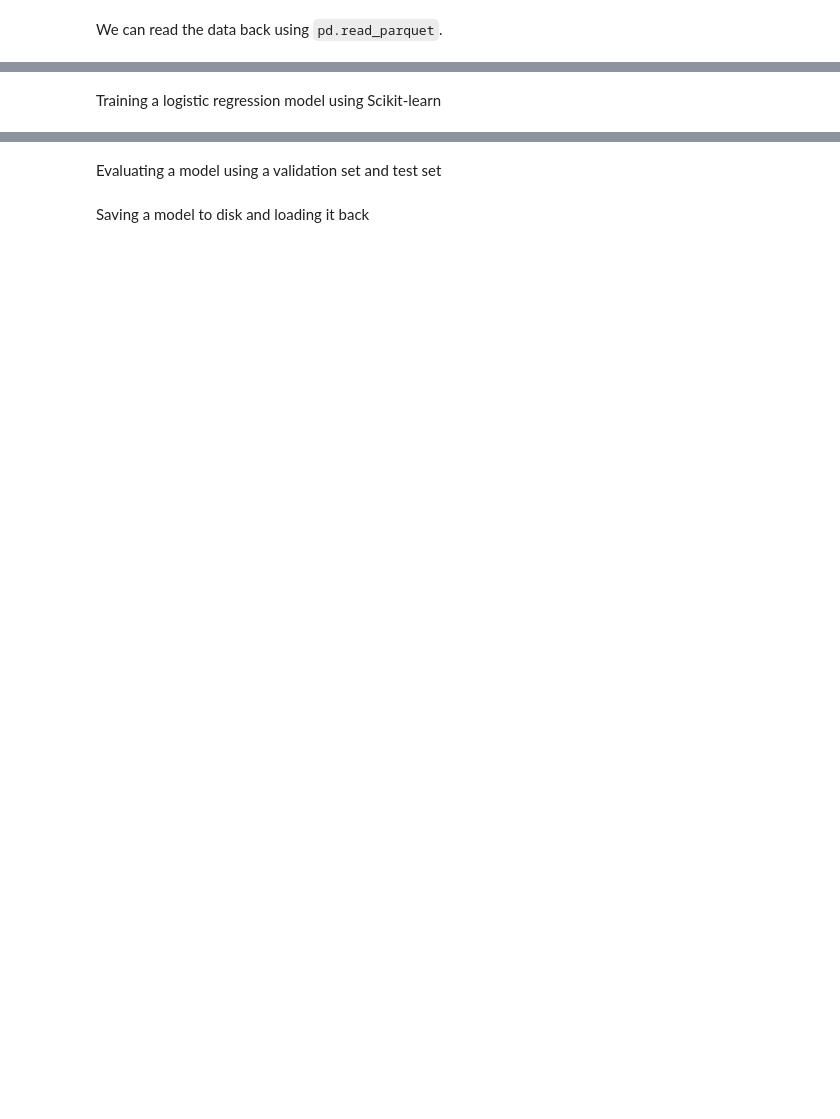
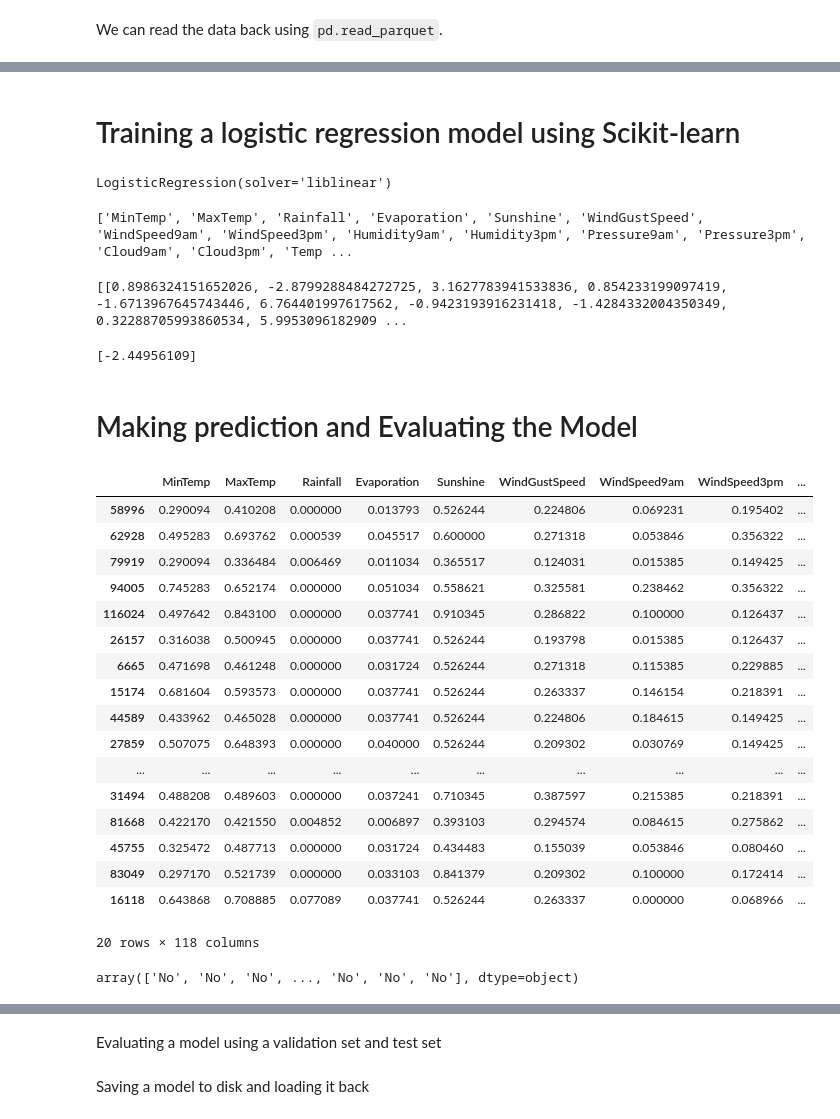
Before and after one commit to skyanalyst/Machine-Learning-Projects, a Jupyter notebook: logistic_regression.ipynb, the cells around one changed output, grey strips where cells are left out. Saved outputs shown, nothing was run; the diff lists cells and outputs as text; code cells hidden in the pictures; blank space fills up the shorter version.

```diff
--- a/logistic_regression.ipynb
+++ b/logistic_regression.ipynb
@@ -535,2 +515,11 @@ Wall time: 703 ms
 # %% [markdown]
 We can read the data back using `pd.read_parquet`.
+# %%
+%%time
+train_inputs = pd.read_parquet('train_inputs.parquet')
+val_inputs = pd.read_parquet('val_inputs.parquet')
+test_inputs = pd.read_parquet('test_inputs.parquet')
+
+train_targets = pd.read_parquet('train_targets.parquet')[target_cols]
+val_targets = pd.read_parquet('val_targets.parquet')[target_cols]
+test_targets = pd.read_parquet('test_targets.parquet')[target_cols]
@@ -537,2 +573,2 @@ We can read the data back using `pd.read_parquet`.
 # %% [markdown]
-Training a logistic regression model using Scikit-learn
+# Training a logistic regression model using Scikit-learn
@@ -538,0 +579,19 @@ Training a logistic regression model using Scikit-learn
+# %%
+model.fit(train_inputs[numeric_cols + encoded_cols], train_targets)
+# %% [output]
+LogisticRegression(solver='liblinear')
+# %%
+# Let's check the weights and biases of the training model
+print(numeric_cols + encoded_cols)
+# %% [output]
+['MinTemp', 'MaxTemp', 'Rainfall', 'Evaporation', 'Sunshine', 'WindGustSpeed', 'WindSpeed9am', 'WindSpeed3pm', 'Humidity9am', 'Humidity3pm', 'Pressure9am', 'Pressure3pm', 'Cloud9am', 'Cloud3pm', 'Temp ...
+# %%
+print(model.coef_.tolist())
+# %% [output]
+[[0.8986324151652026, -2.8799288484272725, 3.1627783941533836, 0.854233199097419, -1.6713967645743446, 6.764401997617562, -0.9423193916231418, -1.4284332004350349, 0.32288705993860534, 5.9953096182909 ...
+# %%
+print(model.intercept_)
+# %% [output]
+[-2.44956109]
+# %% [markdown]
+# Making prediction and Evaluating the Model
@@ -538,0 +602,21 @@ Training a logistic regression model using Scikit-learn
+# %%
+X_train.sample(20)
+# %% [output]
+|  | MinTemp | MaxTemp | Rainfall | Evaporation | Sunshine | WindGustSpeed | WindSpeed9am | WindSpeed3pm | ... |
+| 58996 | 0.290094 | 0.410208 | 0.000000 | 0.013793 | 0.526244 | 0.224806 | 0.069231 | 0.195402 | ... |
+| 62928 | 0.495283 | 0.693762 | 0.000539 | 0.045517 | 0.600000 | 0.271318 | 0.053846 | 0.356322 | ... |
+| 79919 | 0.290094 | 0.336484 | 0.006469 | 0.011034 | 0.365517 | 0.124031 | 0.015385 | 0.149425 | ... |
+| 94005 | 0.745283 | 0.652174 | 0.000000 | 0.051034 | 0.558621 | 0.325581 | 0.238462 | 0.356322 | ... |
+| 116024 | 0.497642 | 0.843100 | 0.000000 | 0.037741 | 0.910345 | 0.286822 | 0.100000 | 0.126437 | ... |
+| 26157 | 0.316038 | 0.500945 | 0.000000 | 0.037741 | 0.526244 | 0.193798 | 0.015385 | 0.126437 | ... |
+| 6665 | 0.471698 | 0.461248 | 0.000000 | 0.031724 | 0.526244 | 0.271318 | 0.115385 | 0.229885 | ... |
+| 15174 | 0.681604 | 0.593573 | 0.000000 | 0.037741 | 0.526244 | 0.263337 | 0.146154 | 0.218391 | ... |
+| 44589 | 0.433962 | 0.465028 | 0.000000 | 0.037741 | 0.526244 | 0.224806 | 0.184615 | 0.149425 | ... |
+| 27859 | 0.507075 | 0.648393 | 0.000000 | 0.040000 | 0.526244 | 0.209302 | 0.030769 | 0.149425 | ... |
+| ... | ... | ... | ... | ... | ... | ... | ... | ... | ... |
+| 31494 | 0.488208 | 0.489603 | 0.000000 | 0.037241 | 0.710345 | 0.387597 | 0.215385 | 0.218391 | ... |
+| 81668 | 0.422170 | 0.421550 | 0.004852 | 0.006897 | 0.393103 | 0.294574 | 0.084615 | 0.275862 | ... |
+| 45755 | 0.325472 | 0.487713 | 0.000000 | 0.031724 | 0.434483 | 0.155039 | 0.053846 | 0.080460 | ... |
+| 83049 | 0.297170 | 0.521739 | 0.000000 | 0.033103 | 0.841379 | 0.209302 | 0.100000 | 0.172414 | ... |
+| 16118 | 0.643868 | 0.708885 | 0.077089 | 0.037741 | 0.526244 | 0.263337 | 0.000000 | 0.068966 | ... |
+20 rows × 118 columns
@@ -538,0 +625,4 @@ Training a logistic regression model using Scikit-learn
+# %%
+train_pre
+# %% [output]
+array(['No', 'No', 'No', ..., 'No', 'No', 'No'], dtype=object)
```
Also changed, not shown: parts of 46 cells of this notebook.
